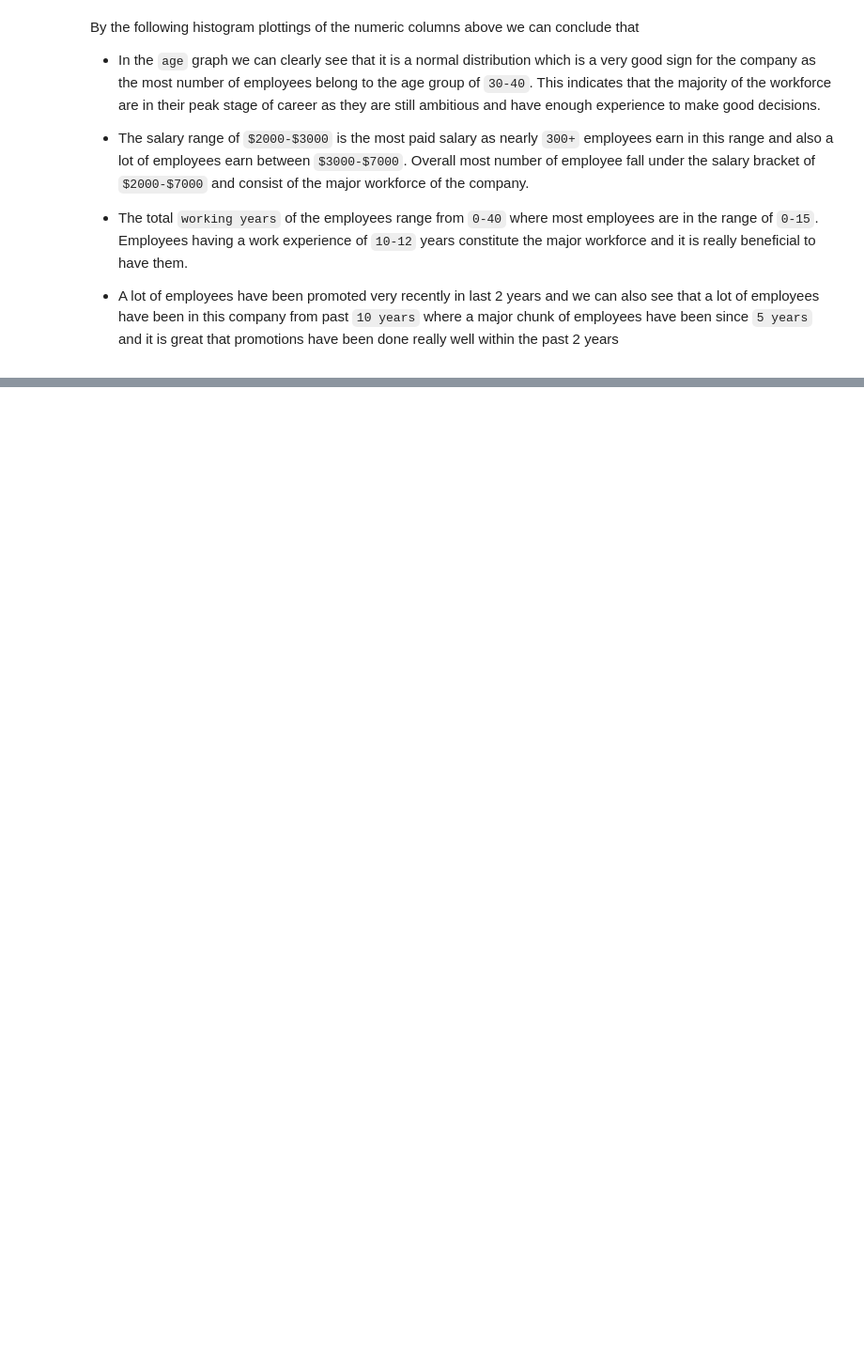
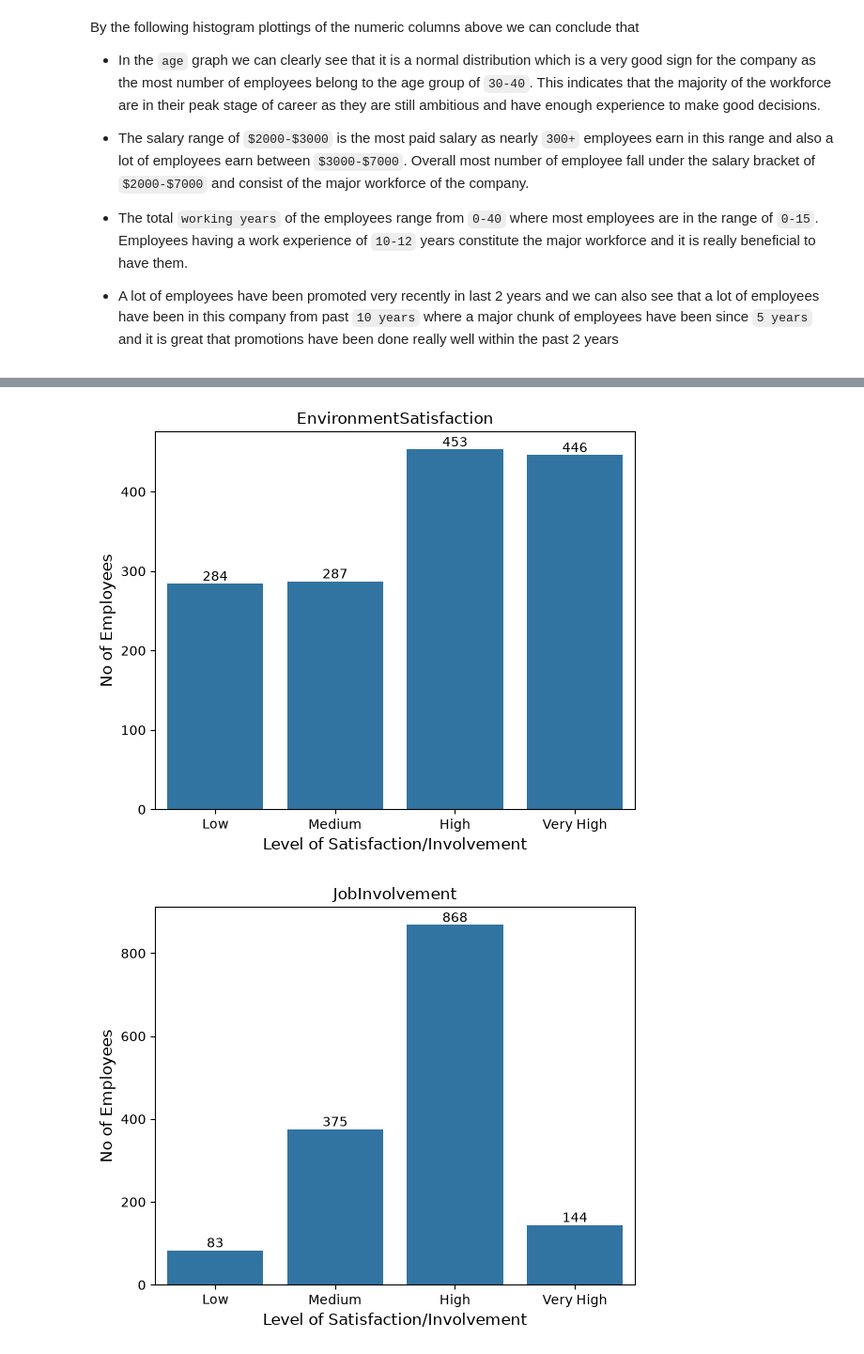
Before and after one commit to praveenkumar231205/ibm-hr-analytics-python, a Jupyter notebook: 01_eda_and_insights.ipynb, the cells around one changed output, grey strips where cells are left out. Shown at 94% size. Drawn from its saved outputs; the diff is of its cells as text; code cells hidden in the pictures; blank space fills up the shorter version.

Commit message:
Converted discrete columns to ordinal in a _label copy and then created countplots.

```diff
--- a/01_eda_and_insights.ipynb
+++ b/01_eda_and_insights.ipynb
@@ -151,0 +155,33 @@ By the following histogram plottings of the numeric columns above we can conclud
+# %%
+#Satisfaction based columns mapped according to the official company data
+sat_col = ['EnvironmentSatisfaction','JobInvolvement','JobSatisfaction','RelationshipSatisfaction']
+sat_map = {1:'Low', 2:'Medium', 3:'High', 4:'Very High'}
+for i in sat_col:
+    df[f'{i}_label'] = np.floor(df[i]+0.5).astype('int64').map(sat_map) #np.floor is used to round of any decimal values present in dataset to prevent inconsistency
+
+#Education based columns mapped according to the official company data
+edu_map = {1:'Below College', 2:'College', 3:'Bachelor', 4:'Master', 5:'Doctor'}
+df['Education_label'] = np.floor(df['Education']+0.5).astype('int64').map(edu_map)
+
+#Perfornamce based columns mapped according to the official company data
+per_map = {1:'Low', 2:'Good', 3:'Excellent', 4:'Outstanding'}
+df['PerformanceRating_label'] = np.floor(df['PerformanceRating']+0.5).astype('int64').map(per_map)
+
+#Work Life Balance based columns mapped according to the official company data
+bal_map = {1:'Bad', 2:'Good', 3:'Better', 4:'Best'}
+df['WorkLifeBalance_label'] = np.floor(df['WorkLifeBalance']+0.5).astype('int64').map(bal_map)
+# %%
+# For Satisfaction based plots
+sat_order = ['Low', 'Medium', 'High', 'Very High']
+for i in sat_col :
+    plt.figure(figsize=(6, 5))
+    graph = sns.countplot(data=df, x=(f'{i}_label'), order=sat_order)
+    graph.bar_label(graph.containers[0])
+    plt.title(f'{i}')
+    plt.xlabel('Level of Satisfaction/Involvement',fontsize=12)
+    plt.ylabel('No of Employees', fontsize=12)
+    plt.tight_layout()
+    plt.show()
+# %% [output]
+[figure, added]
+[figure, added]
```
Also changed, not shown: parts of 2 cells of this notebook.
